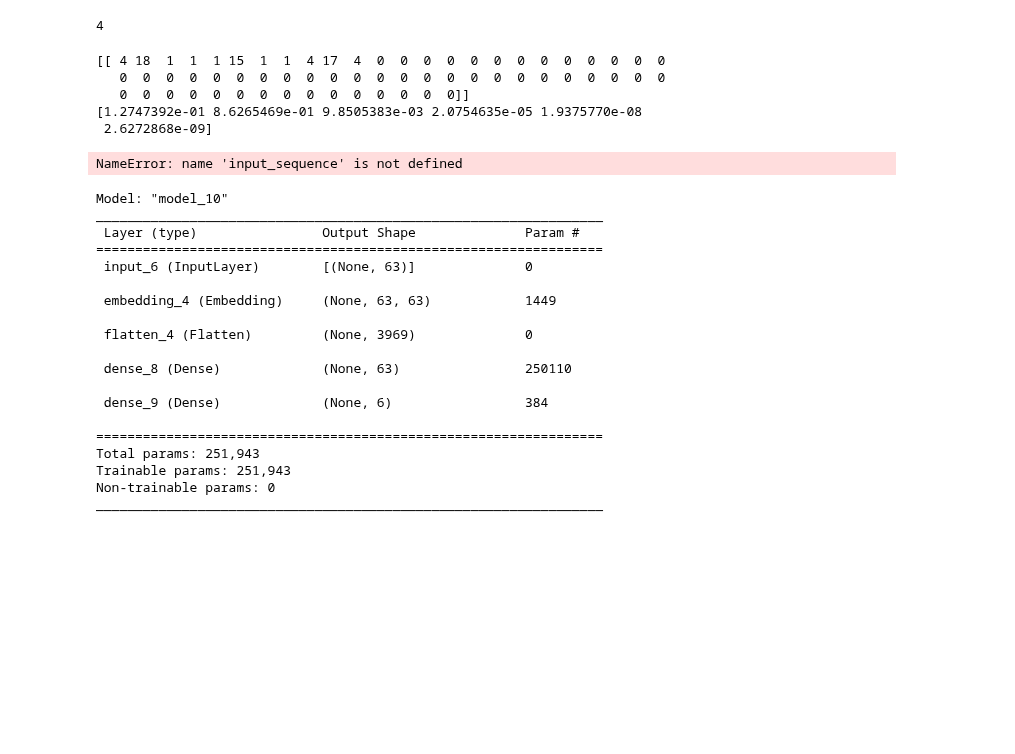
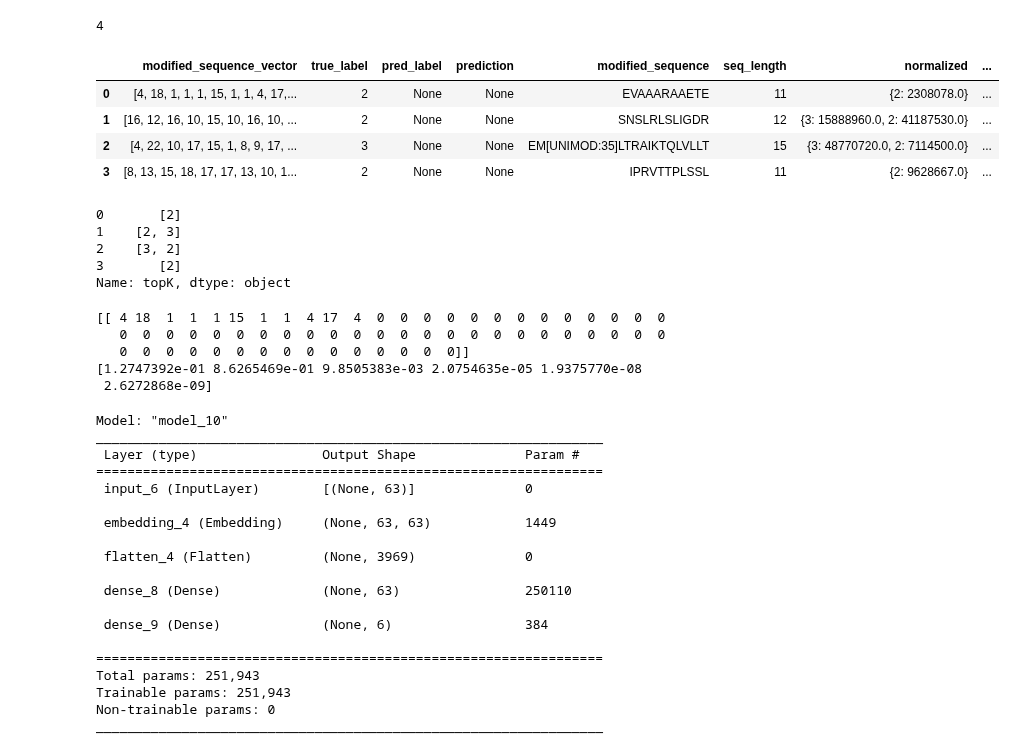
Before and after one commit to Sacesh/Masterpraktikum, a Jupyter notebook: new_charge_predictor_multiclass.ipynb, the cells around one changed output. Saved outputs shown, nothing was run; the diff lists cells and outputs as text; code cells hidden in the pictures; blank space fills up the shorter version.

```diff
--- a/new_charge_predictor_multiclass.ipynb
+++ b/new_charge_predictor_multiclass.ipynb
@@ -725,5 +735,21 @@ predict_df['modified_sequence'] = test_ds_embed_raw
 # write length of modified sequence after seq_translator to 'seq_length'
 predict_df['seq_length'] = predict_df['modified_sequence'].apply(lambda x: len(list(seq_translator(x, no_padding=True))))
+# %%
+predict_df.head(4)
+# %% [output]
+|  | modified_sequence_vector | true_label | pred_label | prediction | modified_sequence | seq_length | normalized | ... |
+| 0 | [4, 18, 1, 1, 1, 15, 1, 1, 4, 17,... | 2 | None | None | EVAAARAAETE | 11 | {2: 2308078.0} | ... |
+| 1 | [16, 12, 16, 10, 15, 10, 16, 10, ... | 2 | None | None | SNSLRLSLIGDR | 12 | {3: 15888960.0, 2: 41187530.0} | ... |
+| 2 | [4, 22, 10, 17, 15, 1, 8, 9, 17, ... | 3 | None | None | EM[UNIMOD:35]LTRAIKTQLVLLT | 15 | {3: 48770720.0, 2: 7114500.0} | ... |
+| 3 | [8, 13, 15, 18, 17, 17, 13, 10, 1... | 2 | None | None | IPRVTTPLSSL | 11 | {2: 9628667.0} | ... |
+# %%
+predict_df['topK'].head(4)
+# %% [output]
+0       [2]
+1    [2, 3]
+2    [3, 2]
+3       [2]
+Name: topK, dtype: object
 # %%
 # test predict for one
 for index, row in predict_df.iterrows():
@@ -739,7 +765,7 @@ print(test_give[0])
 [1.2747392e-01 8.6265469e-01 9.8505383e-03 2.0754635e-05 1.9375770e-08
  2.6272868e-09]
 # %%
-def generate_charge_prediction_text(charge_predictions, input_sequence=input_sequence):
+def generate_charge_prediction_text(charge_predictions, input_sequence='AAAVVCCAA'):
     max_charge_index = np.argmax(charge_predictions)
     max_charge_value = round(charge_predictions[max_charge_index], 2)
 
@@ -756,8 +782,6 @@ def generate_charge_prediction_text(charge_predictions, input_sequence=input_seq
 
     full_text = charge_text + "\n" + percentage_text
     return full_text
-# %% [output]
-NameError: name 'input_sequence' is not defined
 # %%
 model_embed.summary()
 # %% [output]
```
Also changed, not shown: parts of 17 cells of this notebook.
